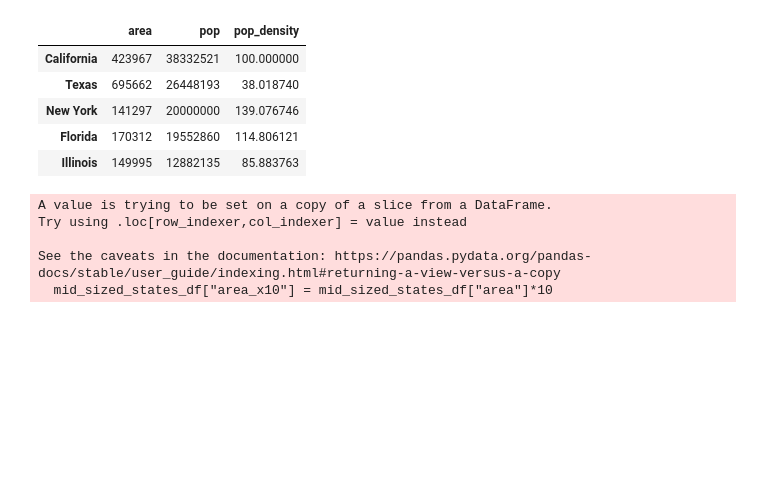
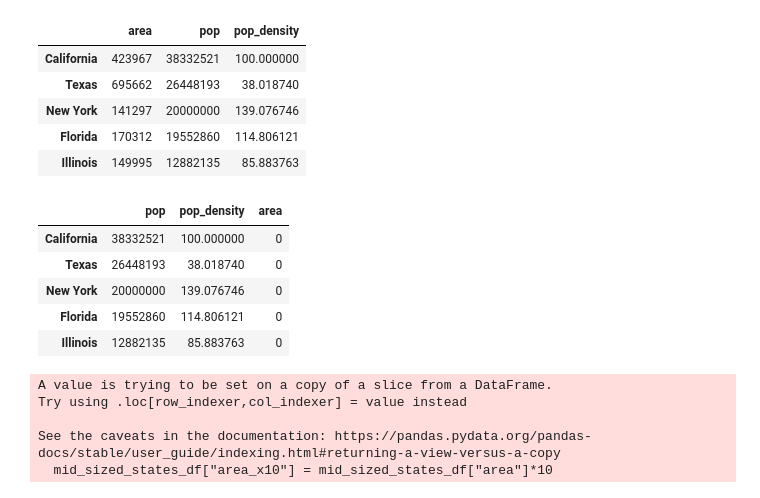
Before and after one commit to IS3UniCologne/DSML_2022, a Jupyter notebook: 03_Workshops/DSML_WS_03_Pandas/DSML_WS_03_Pandas.ipynb, the cells around one changed output. Cells and saved outputs as stored; diff of their text form; code cells hidden in the pictures; blank space fills up the shorter version.

```diff
--- a/03_Workshops/DSML_WS_03_Pandas/DSML_WS_03_Pandas.ipynb
+++ b/03_Workshops/DSML_WS_03_Pandas/DSML_WS_03_Pandas.ipynb
@@ -559,6 +573,18 @@ data
 | New York | 141297 | 20000000 | 139.076746 |
 | Florida | 170312 | 19552860 | 114.806121 |
 | Illinois | 149995 | 12882135 | 85.883763 |
+# %%
+data_2 = data.drop(columns='area')
+# %%
+data_2['area'] = 0
+data_2
+# %% [output]
+|  | pop | pop_density | area |
+| California | 38332521 | 100.000000 | 0 |
+| Texas | 26448193 | 38.018740 | 0 |
+| New York | 20000000 | 139.076746 | 0 |
+| Florida | 19552860 | 114.806121 | 0 |
+| Illinois | 12882135 | 85.883763 | 0 |
 # %%
 mid_sized_states_df["area_x10"] = mid_sized_states_df["area"]*10
 # %% [output]
```
Also changed, not shown: parts of 17 cells of this notebook.
